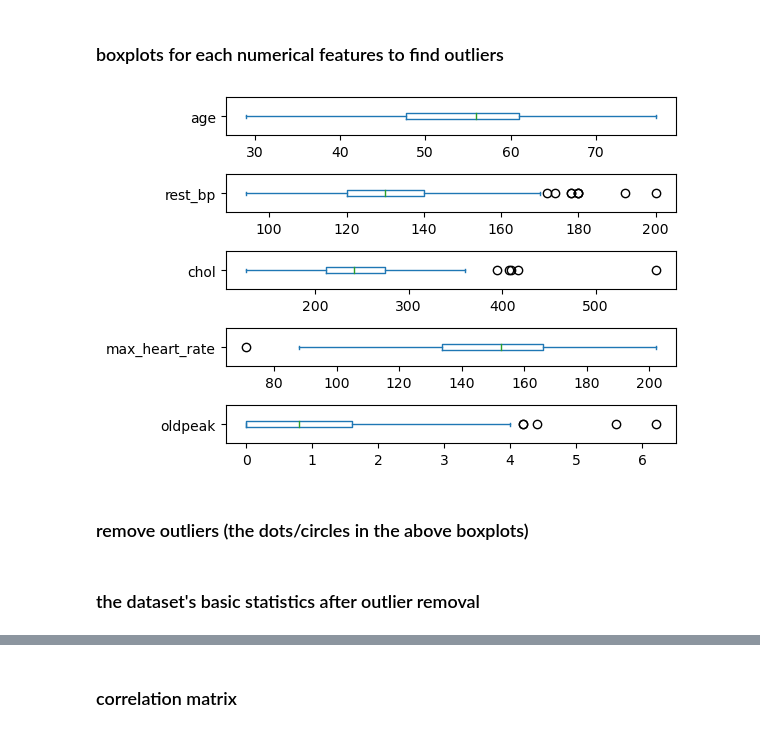
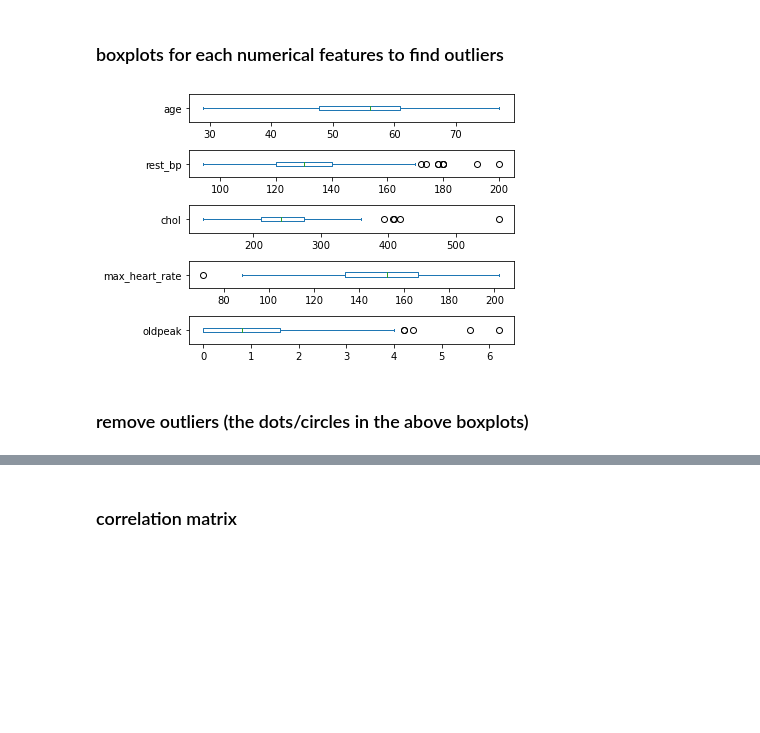
Before and after one commit to rhmnnmhmd/Heart-Attack-Predictor, a Jupyter notebook: heart_attack_prediction.ipynb, the cells around one changed output, grey strips where cells are left out. Cells and saved outputs as stored; diff of their text form; code cells hidden in the pictures; blank space fills up the shorter version.

```diff
--- a/heart_attack_prediction.ipynb
+++ b/heart_attack_prediction.ipynb
@@ -194,3 +210,6 @@ df = df.drop_duplicates()
 df.duplicated().sum()
 # %% [output]
 0
+# %%
+df = df.reset_index(drop=True)
+df
@@ -208,7 +241,7 @@ df['thall'].value_counts()
 Name: thall, dtype: int64
 # %%
 # drop the two rows with 'thall' = 0
-df = df.loc[df['thall']!=0]
+df = df.loc[df['thall']!=0].reset_index(drop=True)
 df
 # %% [output]
 |  | age | sex | chest_pain | rest_bp | chol | fast_blood_sugar | rest_ecg | max_heart_rate | ... |
@@ -227,5 +260,4 @@ df
 # %% [markdown]
 ## numerical features
 # %%
-df_num = df[['age', 'rest_bp', 'chol', 'max_heart_rate', 'oldpeak']]
-df_num
+numerical_columns = ['age', 'rest_bp', 'chol', 'max_heart_rate', 'oldpeak']
@@ -247,15 +265,15 @@ df_num
 ### boxplots for each numerical features to find outliers
 # %%
 fig, ax = plt.subplots(5, 1, figsize=(6, 4))
-df_num.plot.box(layout=(5, 1),
+df[numerical_columns].plot.box(layout=(5, 1),
             subplots=True,
             ax=ax,
             vert=False,
             sharex=False)
 plt.tight_layout()
 plt.show()
 # %% [output]
-[figure, old version]
+[figure, new version]
 # %% [markdown]
 ### remove outliers (the dots/circles in the above boxplots)
 # %%
@@ -268,5 +284,3 @@ for i, col in enumerate(columns):
     upper = q3 + 1.5*iqr
     lower = q1 - 1.5*iqr
     df = df.loc[(df[col]>lower) & (df[col]<upper)]
-# %% [markdown]
-### the dataset's basic statistics after outlier removal
```
Also changed, not shown: parts of 24 cells of this notebook.
